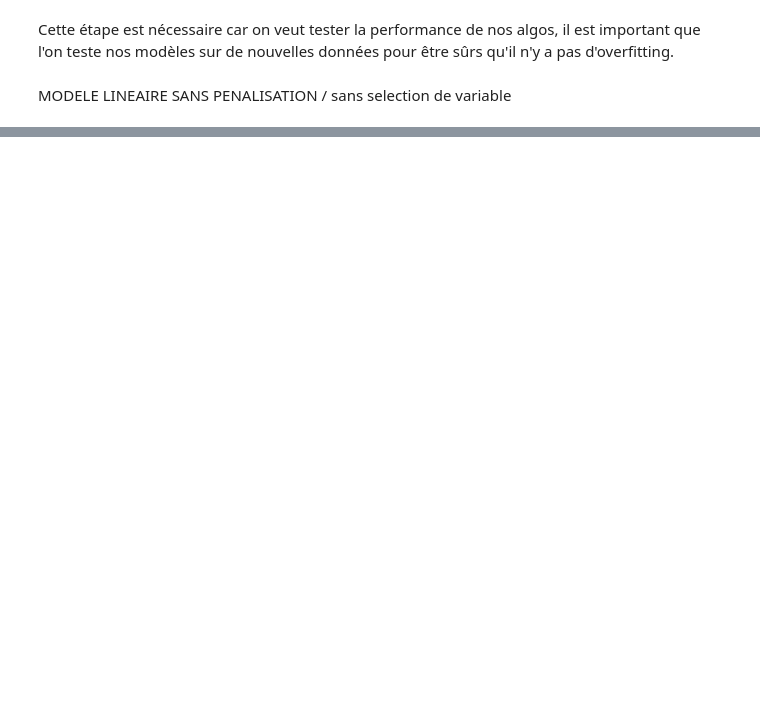
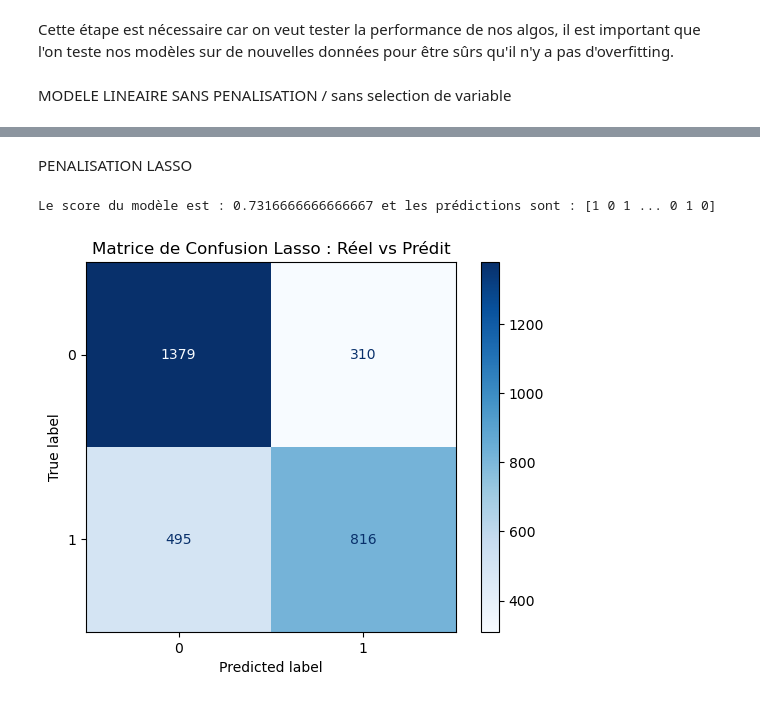
Before and after one commit to Jeanne-mrq/projet-MLBBL, a Jupyter notebook: Notebook_python.ipynb, the cells around one changed output, grey strips where cells are left out. Saved outputs shown, nothing was run; the diff lists cells and outputs as text; code cells hidden in the pictures; blank space fills up the shorter version.

Commit message:
ajout lasso

```diff
--- a/Notebook_python.ipynb
+++ b/Notebook_python.ipynb
@@ -117,0 +148,23 @@ Le score du modèle est : 0.7286666666666667 et les prédictions sont : [1 0 1 .
+# %% [markdown]
+PENALISATION LASSO
+# %%
+method = LogisticRegression(solver='saga', penalty='l1', max_iter=10000) #app L1 c'est lasso
+method.fit(health_train_features, health_train_target)
+score_lin_lasso=method.score(health_test_features, health_test_target)
+ypred_lin_lasso=method.predict(health_test_features)
+
+print(f"Le score du modèle est : {score_lin_lasso} et les prédictions sont : {ypred_lin_lasso}")
+# %% [output]
+Le score du modèle est : 0.7316666666666667 et les prédictions sont : [1 0 1 ... 0 1 0]
+# %%
+# Générer la matrice
+cm = confusion_matrix(health_test_target, ypred_lin_lasso)
+
+# L'afficher de manière élégante
+disp = ConfusionMatrixDisplay(confusion_matrix=cm, display_labels=method.classes_)
+disp.plot(cmap=plt.cm.Blues)
+
+plt.title("Matrice de Confusion Lasso : Réel vs Prédit")
+plt.show()
+# %% [output]
+[figure, added]
```
Also changed, not shown: parts of 10 cells of this notebook.
